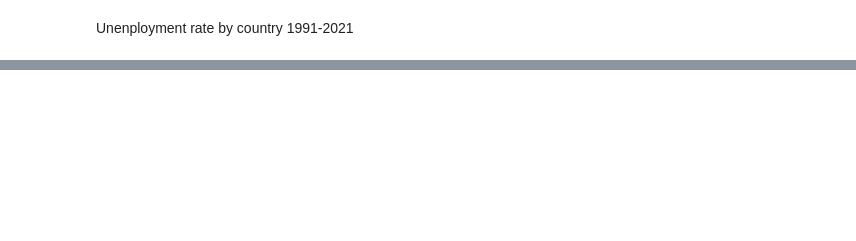
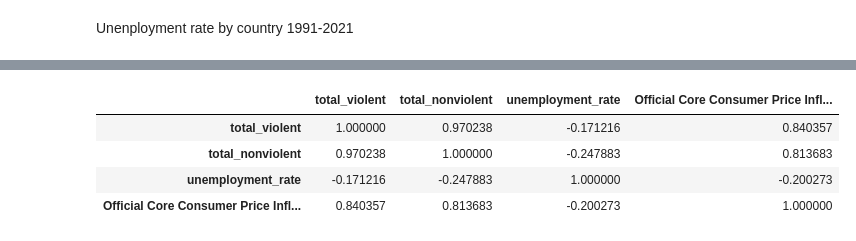
Before and after one commit to kkruel8100/Crime-Analysis, a Jupyter notebook: main.ipynb, the cells around one changed output, grey strips where cells are left out. Cells and saved outputs as stored; diff of their text form; code cells hidden in the pictures; blank space fills up the shorter version.

```diff
--- a/main.ipynb
+++ b/main.ipynb
@@ -241,0 +502,10 @@ unemployment_us
+# %%
+# Correlation for combined data
+correlation_matrix = combined_data.corr()
+display(correlation_matrix)
+# %% [output]
+|  | total_violent | total_nonviolent | unemployment_rate | Official Core Consumer Price Infl... |
+| total_violent | 1.000000 | 0.970238 | -0.171216 | 0.840357 |
+| total_nonviolent | 0.970238 | 1.000000 | -0.247883 | 0.813683 |
+| unemployment_rate | -0.171216 | -0.247883 | 1.000000 | -0.200273 |
+| Official Core Consumer Price Infl... | 0.840357 | 0.813683 | -0.200273 | 1.000000 |
```
Also changed, not shown: parts of 30 cells of this notebook, 1 other file.
